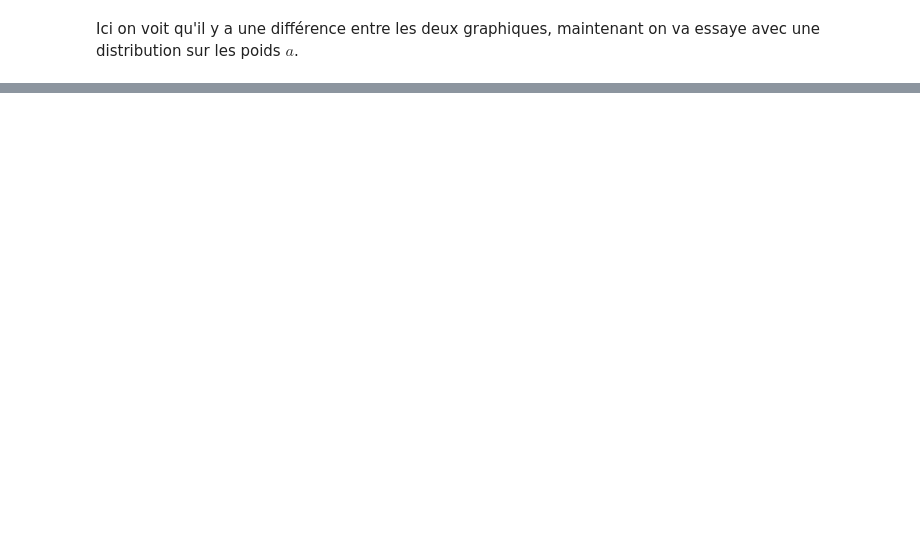
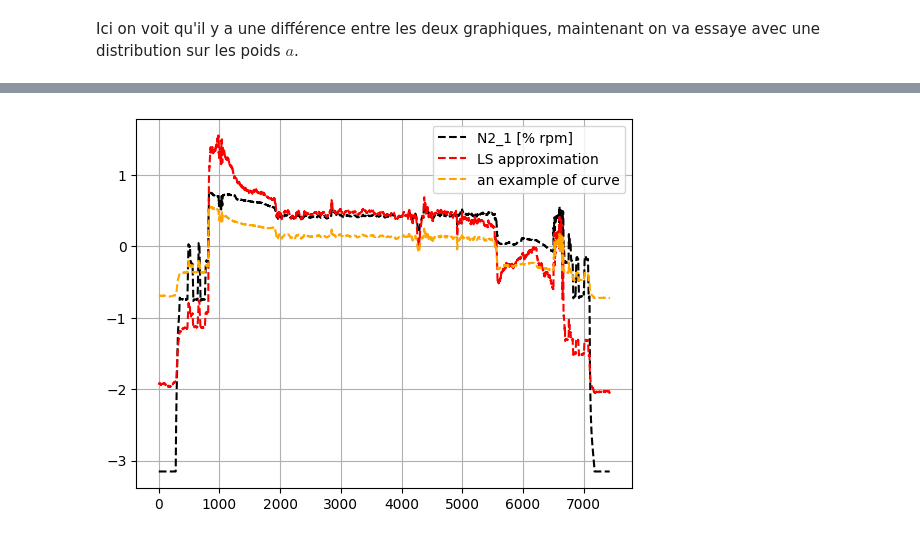
Before and after one commit to Davidson-Lova/PFE_clean, a Jupyter notebook: tempTube.ipynb, the cells around one changed output, grey strips where cells are left out. Drawn from its saved outputs; the diff is of its cells as text; code cells hidden in the pictures; blank space fills up the shorter version.

```diff
--- a/tempTube.ipynb
+++ b/tempTube.ipynb
@@ -131,0 +77,18 @@ tensor([[5.7547e+07],
+# %%
+nbFeatures = 4
+nbTarget = 1
+Lin = nn.Linear(nbFeatures, nbTarget)
+
+tXhat = torch.Tensor(Xhat[:,1:])
+tyNorm =torch.Tensor(yNorm)
+tyHat = torch.Tensor(yHat)
+
+plt.figure()
+plt.plot(tyNorm, label = targetName[0], color = 'k', linestyle = 'dashed')
+plt.plot(tyHat, label = "LS approximation", color = 'red', linestyle = 'dashed')
+plt.plot(Lin(tXhat).detach().numpy(), label = "an example of curve", color = 'orange', linestyle = 'dashed')
+plt.legend()
+plt.grid("on")
+plt.show()
+# %% [output]
+[figure, added]
```
Also changed, not shown: parts of 24 cells of this notebook, 5 other files.
